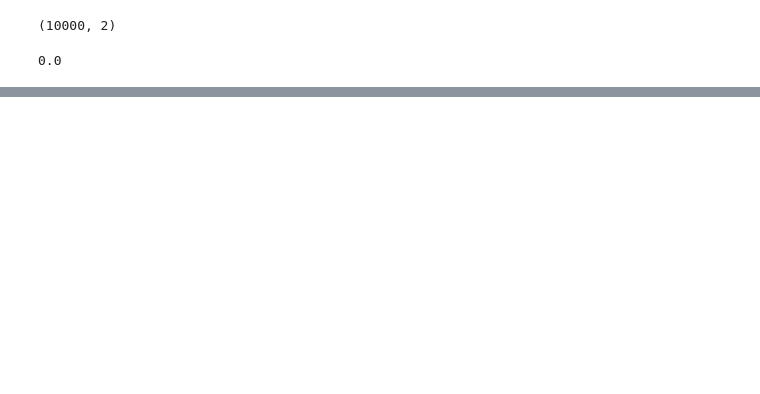
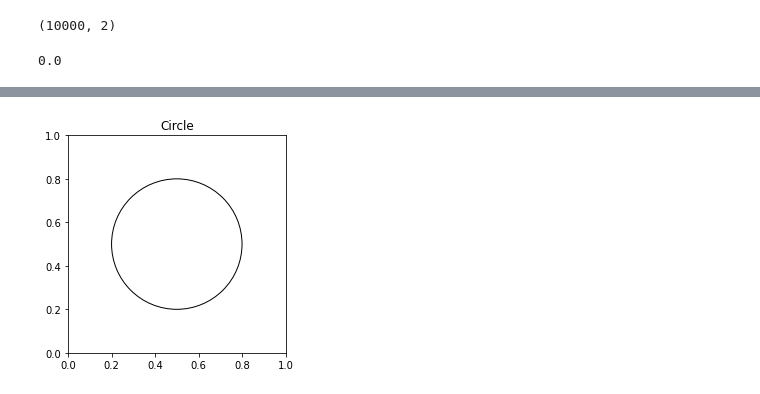
Before and after one commit to kEEPpp/Deep_SVDD_tensorflow_keras, a Jupyter notebook: current_working.ipynb, the cells around one changed output, grey strips where cells are left out. Saved outputs shown, nothing was run; the diff lists cells and outputs as text; code cells hidden in the pictures; blank space fills up the shorter version.

```diff
--- a/current_working.ipynb
+++ b/current_working.ipynb
@@ -515,0 +729,12 @@ plt.scatter(tests[:,0], tests[:,1], color = 'b', alpha = 0.02)
+# %%
+import matplotlib.pyplot as plt
+
+figure, axes = plt.subplots()
+draw_circle = plt.Circle((0.5, 0.5), 0.3,fill=False)
+
+axes.set_aspect(1)
+axes.add_artist(draw_circle)
+plt.title('Circle')
+plt.show()
+# %% [output]
+[figure, added]
```
Also changed, not shown: parts of 19 cells of this notebook, 10 other files.
